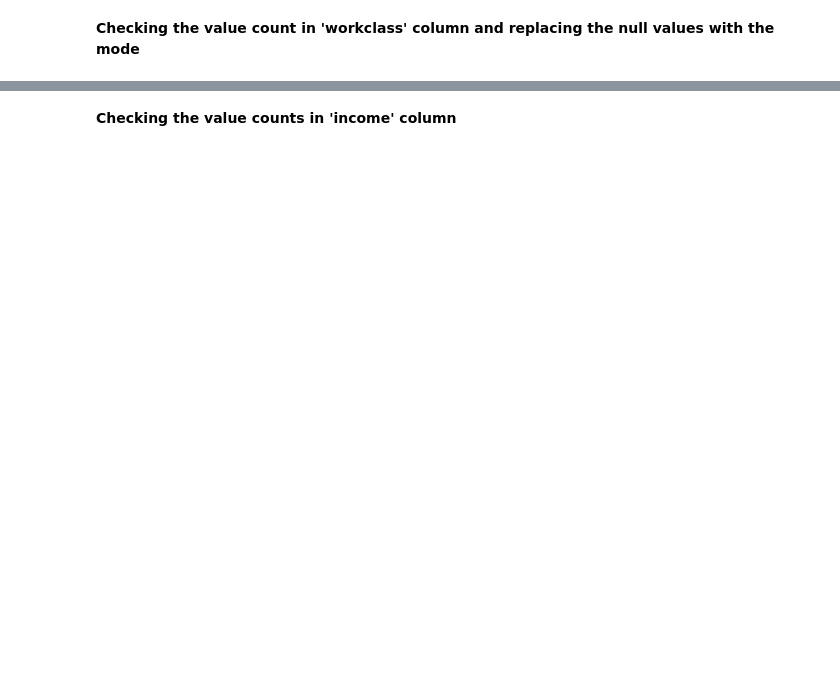
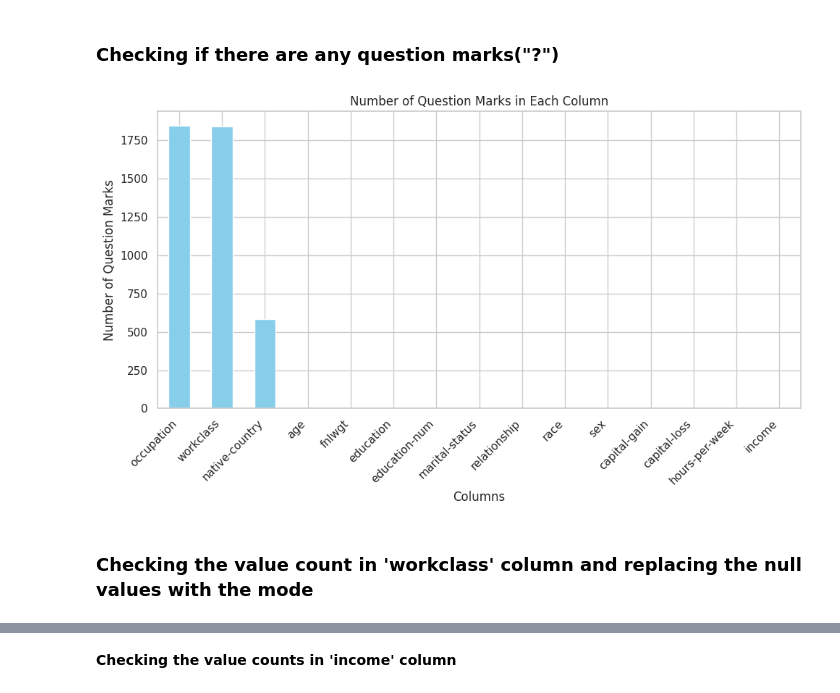
Before and after one commit to pramuditha101/ML-Coursework, a Jupyter notebook: Final.ipynb, the cells around one changed output, grey strips where cells are left out. Cells and saved outputs as stored; diff of their text form; code cells hidden in the pictures; blank space fills up the shorter version.

```diff
--- a/Final.ipynb
+++ b/Final.ipynb
@@ -57,2 +136,22 @@ data.isnull().sum()
+# %% [markdown]
+### **Checking if there are any question marks("?")**
+# %%
+# Count the number of question marks in each column
+question_marks_count = (data == '?').sum()
+
+# Sort columns by the count of question marks
+question_marks_count = question_marks_count.sort_values(ascending=False)
+
+# Create bar plot
+plt.figure(figsize=(10, 6))
+question_marks_count.plot(kind='bar', color='skyblue')
+plt.title('Number of Question Marks in Each Column')
+plt.xlabel('Columns')
+plt.ylabel('Number of Question Marks')
+plt.xticks(rotation=45, ha='right')
+plt.tight_layout()
+plt.show()
+# %% [output]
+[figure, added]
 # %% [markdown]
-**Checking the value count in 'workclass' column and replacing the null values with the mode**
+### **Checking the value count in 'workclass' column and replacing the null values with the mode**
```
Also changed, not shown: parts of 52 cells of this notebook.
